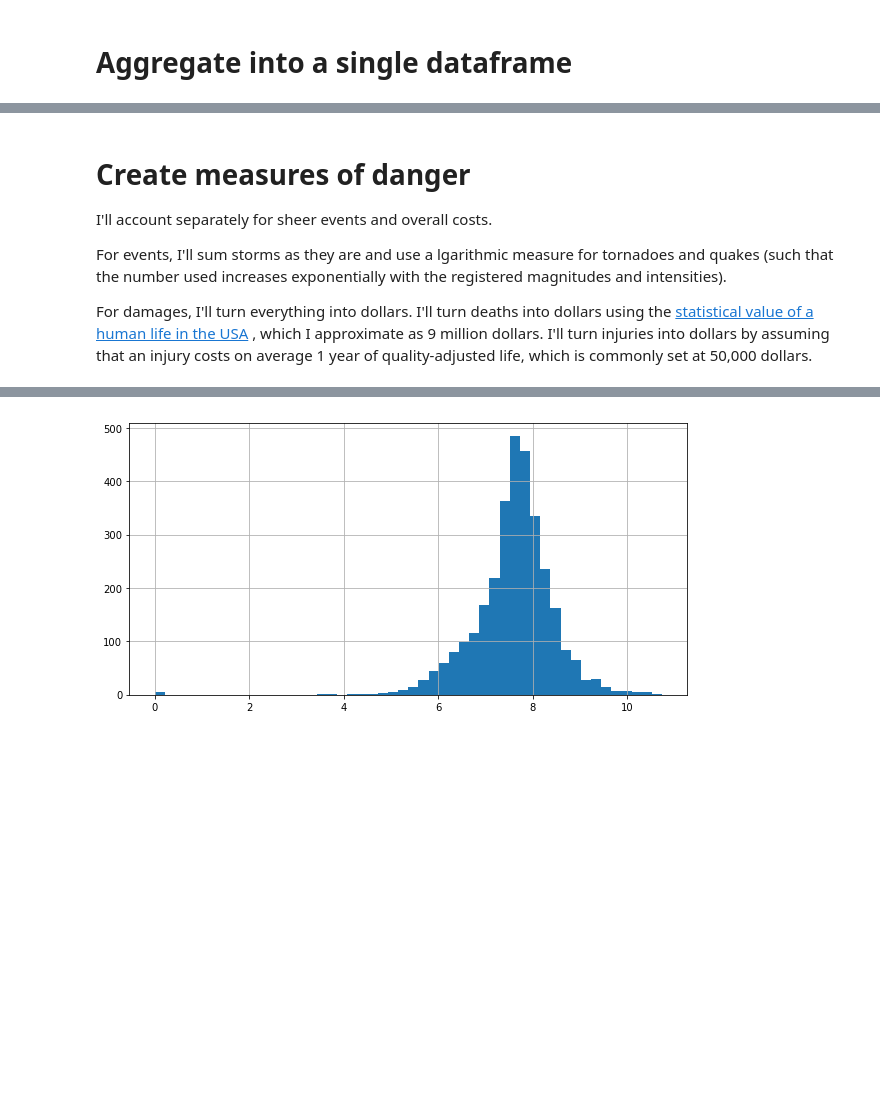
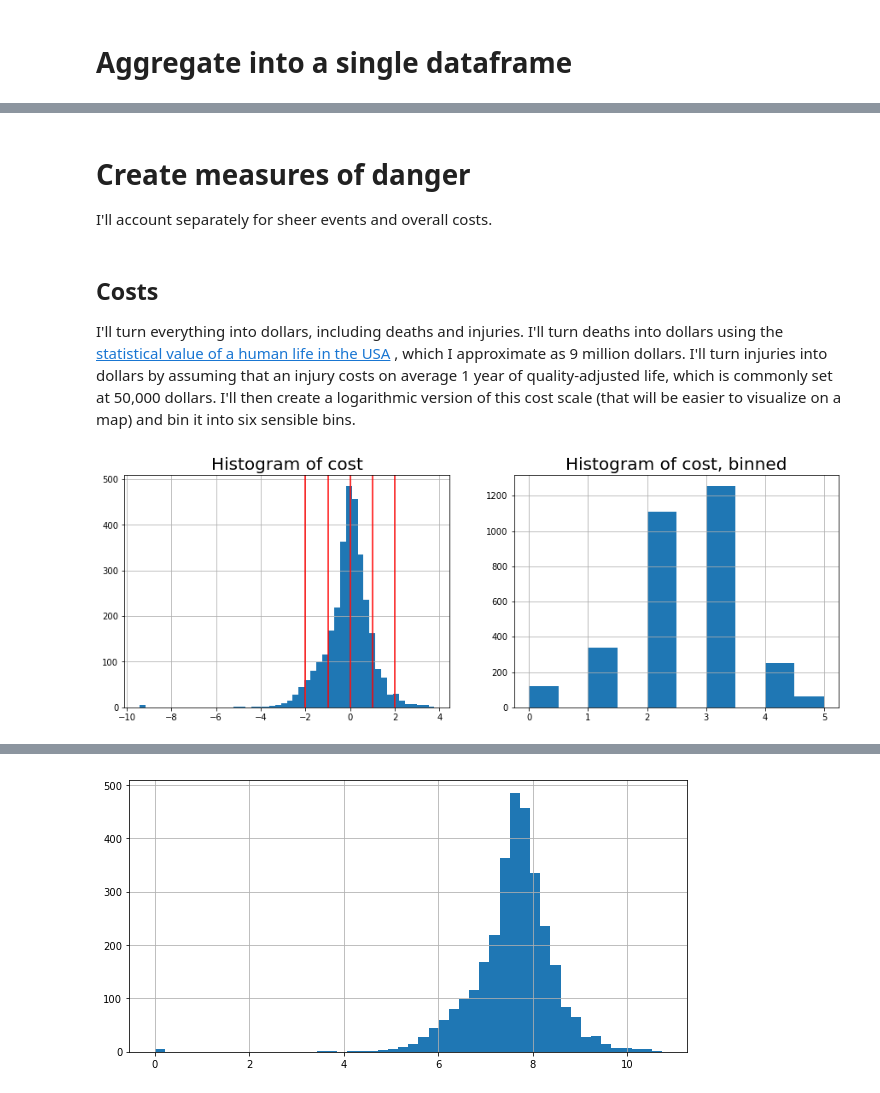
Before and after one commit to labs12-should-i-live-here/DS, a Jupyter notebook: notebooks/DMA6 - Overall disasterness.ipynb, the cells around one changed output, grey strips where cells are left out. Cells and saved outputs as stored; diff of their text form; code cells hidden in the pictures; blank space fills up the shorter version.

```diff
--- a/notebooks/DMA6 - Overall disasterness.ipynb
+++ b/notebooks/DMA6 - Overall disasterness.ipynb
@@ -141,8 +247,42 @@ display(danger)
+# %% [markdown]
+# Create measures of danger
+I'll account separately for sheer events and overall costs.
 # %% [markdown]
-# Create measures of danger
-I'll account separately for sheer events and overall costs.
-
-For events, I'll sum storms as they are and use a lgarithmic measure for tornadoes and quakes (such that the number used increases exponentially with the registered magnitudes and intensities).
-
-For damages, I'll turn everything into dollars.  I'll turn deaths into dollars using the [statistical value of a human life in the USA](https://en.wikipedia.org/wiki/Value_of_life#United_States)
-, which I approximate as 9 million dollars.  I'll turn injuries into dollars by assuming that an injury costs on average 1 year of quality-adjusted life, which is commonly set at 50,000 dollars.
+## Costs
+I'll turn everything into dollars, including deaths and injuries.  I'll turn deaths into dollars using the [statistical value of a human life in the USA](https://en.wikipedia.org/wiki/Value_of_life#United_States)
+, which I approximate as 9 million dollars.  I'll turn injuries into dollars by assuming that an injury costs on average 1 year of quality-adjusted life, which is commonly set at 50,000 dollars.  I'll then create a logarithmic version of this cost scale (that will be easier to visualize on a map) and bin it into six sensible bins.
+# %%
+# Create unified measure of cost
+danger['linear_cost'] = danger.damage + danger.deaths*9000000 + danger.injuries*50000
+
+# Figure out cost as a percentage of national mean.
+usa_median = danger.linear_cost.median()
+danger['cost_percent_of_median'] = danger['linear_cost'] / usa_median *100
+
+# Create logarithmic measure of cost
+danger['log_cost'] = np.log10(danger['linear_cost']+1)
+
+# Normalize log_cost so that it has a mean of 0 and a standard deviation of 1
+from sklearn.preprocessing import robust_scale
+danger['cost'] = robust_scale(danger['log_cost'])
+
+# Bin cost into 1, 2, or >2 standard deviations away from the mean
+danger['cost_bins'] = pd.cut(danger['cost'], bins=[-20,-2,-1,0,1,2,20],
+                               include_lowest=True, retbins=False, labels=False)
+# %%
+fig, (ax, ax2) = plt.subplots(1,2, figsize=(15,5))
+danger['cost'].hist(ax=ax, bins=50);
+ax.axvline(-2, color='r')
+ax.axvline(-1, color='r')
+ax.axvline(0, color='r')
+ax.axvline(1, color='r')
+ax.axvline(2, color='r')
+# ax.set_xlabel('Cost (logarithmic)')
+# ax.set_ylabel('Number of counties')
+ax.set_title('Histogram of cost', fontsize=20)
+
+danger['cost_bins'].hist(ax=ax2);
+ax2.set_title('Histogram of cost, binned', fontsize=20)
+plt.show()
+# %% [output]
+[figure, added]
```
Also changed, not shown: parts of 31 cells of this notebook, 1 other file.
